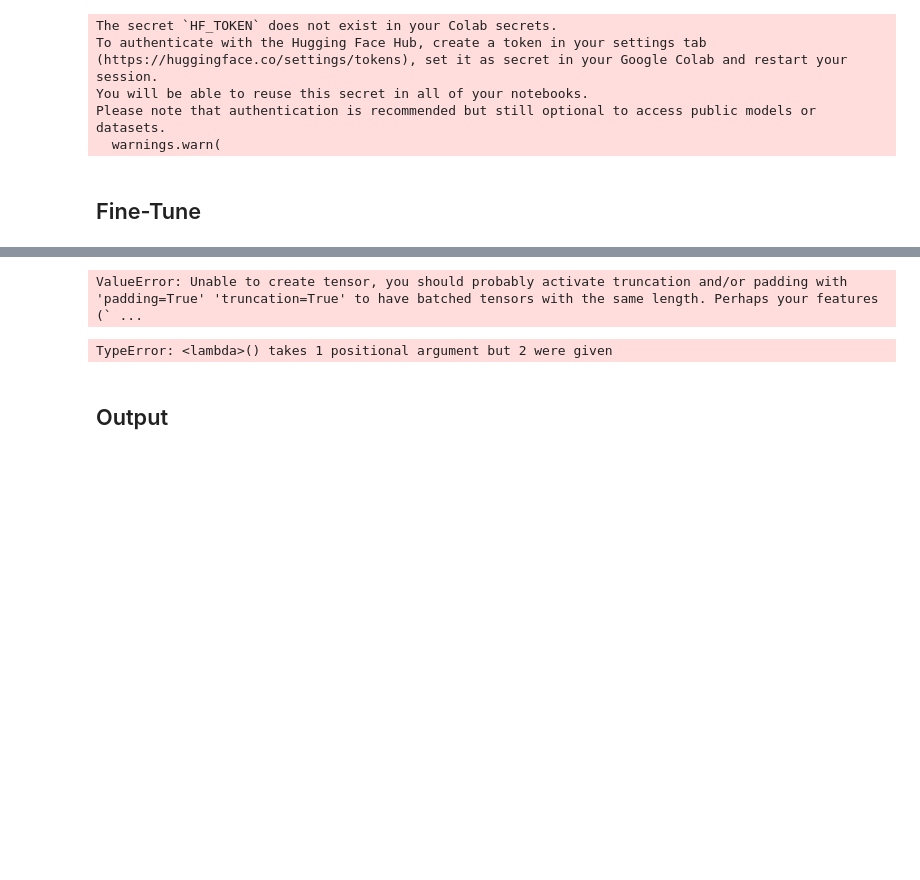
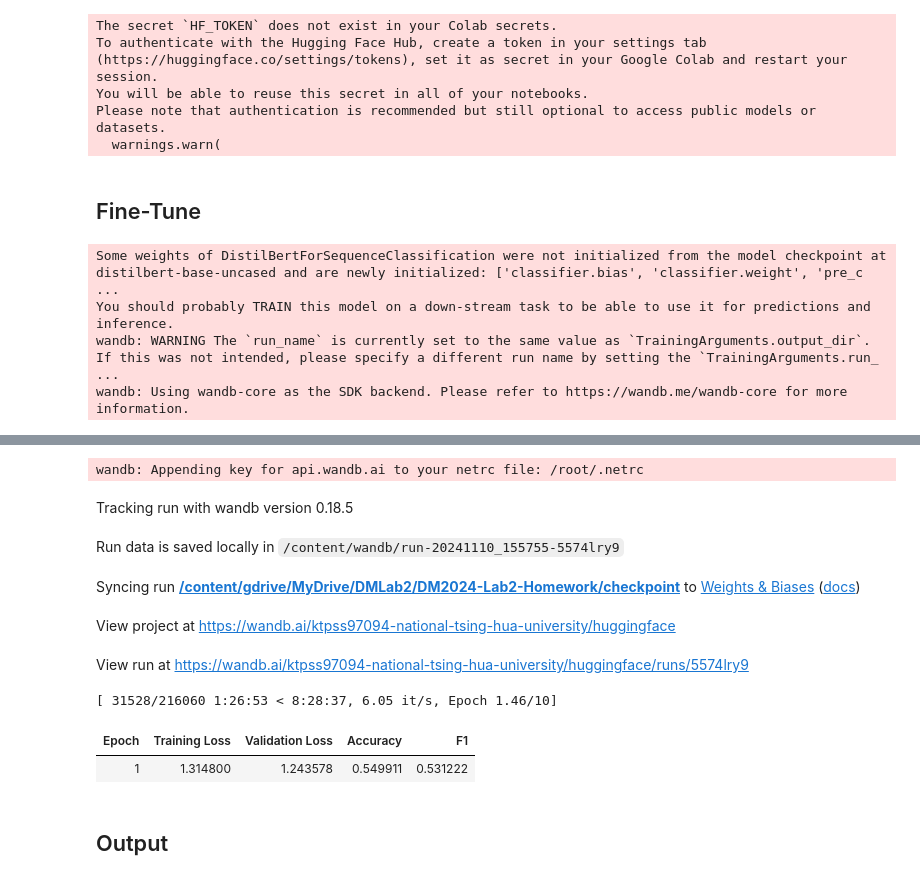
Before and after one commit to ktpss97094/DM2024-Lab2-Homework, a Jupyter notebook: DM2024-Lab2-Homework.ipynb, the cells around one changed output, grey strips where cells are left out. Cells and saved outputs as stored; diff of their text form; code cells hidden in the pictures; blank space fills up the shorter version.

```diff
--- a/DM2024-Lab2-Homework.ipynb
+++ b/DM2024-Lab2-Homework.ipynb
@@ -75,14 +75,22 @@ from sklearn.model_selection import train_test_split
 import matplotlib.pyplot as plt
 import re
 from datasets import Dataset
+import numpy as np
 
 class EXEC_ENV_ENUM(Enum):
     COLAB = 1
     KAGGLE = 2
     LOCAL = 3
+
+'''
+parameters
+'''
 EXEC_ENV = EXEC_ENV_ENUM.COLAB
 # EXEC_ENV = EXEC_ENV_ENUM.KAGGLE
 # EXEC_ENV = EXEC_ENV_ENUM.LOCAL
+FROM_CHECKPOINT = False
+TRAIN = True
+
 input_path = ""
 if EXEC_ENV == EXEC_ENV_ENUM.COLAB:
     from google.colab import drive
@@ -93,6 +101,10 @@ elif EXEC_ENV == EXEC_ENV_ENUM.KAGGLE:
     os.chdir("/kaggle/working")
 else:
     input_path = "."
+if FROM_CHECKPOINT:
+    model_ckpt = os.path.join(input_path, "checkpoint", "best")
+else:
+    model_ckpt = "distilbert-base-uncased"
 
 SEED = 42
 device = torch.device("cuda" if torch.cuda.is_available() else "cpu")
@@ -179,8 +192,7 @@ def draw_plot(log_history):
 preprocessing_train_path = os.path.join(input_path, "preprocessing_train.parquet")
 preprocessing_test_path = os.path.join(input_path, "preprocessing_test.parquet")
 
-model_ckpt = "distilbert-base-uncased"
-distilbert_tokenizer = AutoTokenizer.from_pretrained(model_ckpt)
+distilbert_tokenizer = AutoTokenizer.from_pretrained("distilbert-base-uncased")
 
 if os.path.exists(preprocessing_train_path) and os.path.exists(preprocessing_test_path):
     train = pd.read_parquet(preprocessing_train_path)
@@ -213,7 +225,7 @@ else:
 
     # 將 emotion label 編號
     train['label'] = train['emotion'].map(EMOTIONS_TO_ID)
-    test['label'] = test['emotion'].map(EMOTIONS_TO_ID)
+    test['label'] = EMOTIONS_TO_ID["surprise"]  # 隨便一個在範圍內的
 
     # 做 text 的 preprocessing
     train.loc[:, "text"] = train.loc[:, "text"].apply(preprocessing_function)
@@ -233,6 +245,7 @@ else:
 
 # train 時要保留 4 個 column
 train = train[['text', 'label', 'input_ids', 'attention_mask']]
+test_tweet_id = test["tweet_id"]
 test = test[['text', 'label', 'input_ids', 'attention_mask']]
 
 # train set 分割出 validation set
@@ -251,72 +264,64 @@ Please note that authentication is recommended but still optional to access publ
 # %% [markdown]
 ## Fine-Tune
 # %%
-FROM_CHECKPOINT = True
-TRAIN = False
-
-other_trainer_args, other_trainer_train_args = dict(), dict()
+other_TrainingArguments_args, other_Trainer_args = dict(), dict()
 
 if FROM_CHECKPOINT:
-    model_ckpt = os.path.join(input_path, "checkpoint", "checkpoint")
-    tokenizer = AutoTokenizer.from_pretrained(model_ckpt)
-    other_trainer_args = {"optimizers": (
-                  torch.load(f"{model_ckpt}/optimizer.pt", map_location=device),
-                  torch.load(f"{model_ckpt}/scheduler.pt", map_location=device)
+    other_TrainingArguments_args = {"resume_from_checkpoint": model_ckpt}
+    other_Trainer_args = {"optimizers": (
+                  torch.load(os.path.join(model_ckpt, "optimizer.pt"), map_location=device),
+                  torch.load(os.path.join(model_ckpt, "scheduler.pt"), map_location=device)
                   )}
-    other_trainer_train_args = {"resume_from_checkpoint": True}
 
 model = (AutoModelForSequenceClassification
          .from_pretrained(model_ckpt, num_labels=NUM_EMOTIONS, id2label=ID_TO_EMOTIONS, label2id=EMOTIONS_TO_ID)
          .to(device))
 
 batch_size = 64
 logging_steps = len(train) // batch_size
 model_output_dir = os.path.join(input_path, "checkpoint")
 training_args = TrainingArguments(output_dir=model_output_dir,
-                                num_train_epochs=2,
+                                num_train_epochs=10,
                                 learning_rate=2e-5,
                                 per_device_train_batch_size=batch_size,
                                 per_device_eval_batch_size=batch_size,
                                 weight_decay=0.01,
                                 evaluation_strategy="epoch",
                                 disable_tqdm=False,
                                 logging_steps=logging_steps,
                                 log_level="error",
-                                save_strategy="epoch")
+                                save_strategy="epoch",
+                                **other_TrainingArguments_args)
 
 trainer = Trainer(model=model, args=training_args,
                 compute_metrics=compute_metrics,
                 train_dataset=train,
                 eval_dataset=validation,
                 tokenizer=distilbert_tokenizer,
-                **other_trainer_args)
+                **other_Trainer_args)
 
 if TRAIN:
-    trainer.train(**other_trainer_train_args)
+    trainer.train()
 
     draw_plot(trainer.state.log_history)
 
-validate_pred = trainer.predict(validation)
+    validate_pred = trainer.predict(validation)
+
+    display(validate_pred)
 
 test_pred = trainer.predict(test)
-
-validate_pred
 # %% [output]
+Some weights of DistilBertForSequenceClassification were not initialized from the model checkpoint at distilbert-base-uncased and are newly initialized: ['classifier.bias', 'classifier.weight', 'pre_c ...
+You should probably TRAIN this model on a down-stream task to be able to use it for predictions and inference.
+wandb: WARNING The `run_name` is currently set to the same value as `TrainingArguments.output_dir`. If this was not intended, please specify a different run name by setting the `TrainingArguments.run_ ...
+wandb: Using wandb-core as the SDK backend. Please refer to https://wandb.me/wandb-core for more information.
 [interactive output not drawn]
-ValueError: Unable to create tensor, you should probably activate truncation and/or padding with 'padding=True' 'truncation=True' to have batched tensors with the same length. Perhaps your features (` ...
+wandb: Appending key for api.wandb.ai to your netrc file: /root/.netrc
+Tracking run with wandb version 0.18.5
+Run data is saved locally in /content/wandb/run-20241110_155755-5574lry9
+Syncing run /content/gdrive/MyDrive/DMLab2/DM2024-Lab2-Homework/checkpoint to Weights & Biases (docs)
+View project at https://wandb.ai/ktpss97094-national-tsing-hua-university/huggingface
+View run at https://wandb.ai/ktpss97094-national-tsing-hua-university/huggingface/runs/5574lry9
+[ 31528/216060 1:26:53 < 8:28:37, 6.05 it/s, Epoch 1.46/10]
+| Epoch | Training Loss | Validation Loss | Accuracy | F1 |
+| 1 | 1.314800 | 1.243578 | 0.549911 | 0.531222 |
-# %%
-# 使用 filter 过滤出包含 None 值的行，同时记录索引
-none_rows = test.filter(lambda x: any(value is None for value in x.values()), with_indices=True)
-
-# 检查是否有 None 值
-if len(none_rows) > 0:
-    print("Dataset contains None values in the following rows and columns:")
-
-    # 遍历包含 None 值的行
-    for idx, row in zip(none_rows['indices'], none_rows):
-        none_columns = [column for column, value in row.items() if value is None]
-        print(f"Row {idx}: None values in columns {none_columns}")
-else:
-    print("No None values found in the dataset.")
-# %% [output]
-TypeError: <lambda>() takes 1 positional argument but 2 were given
```
Also changed, not shown: parts of 5 cells of this notebook, 2 other files.
